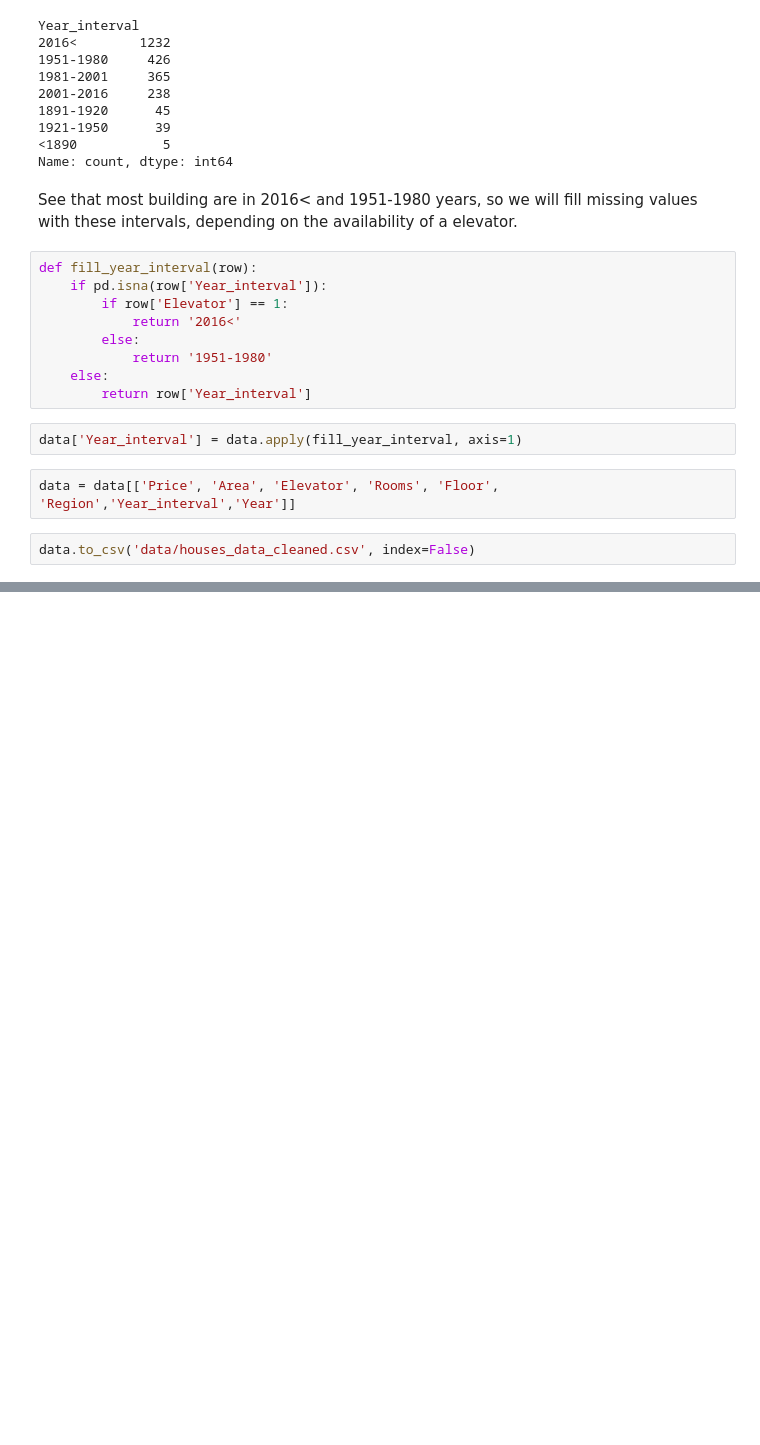
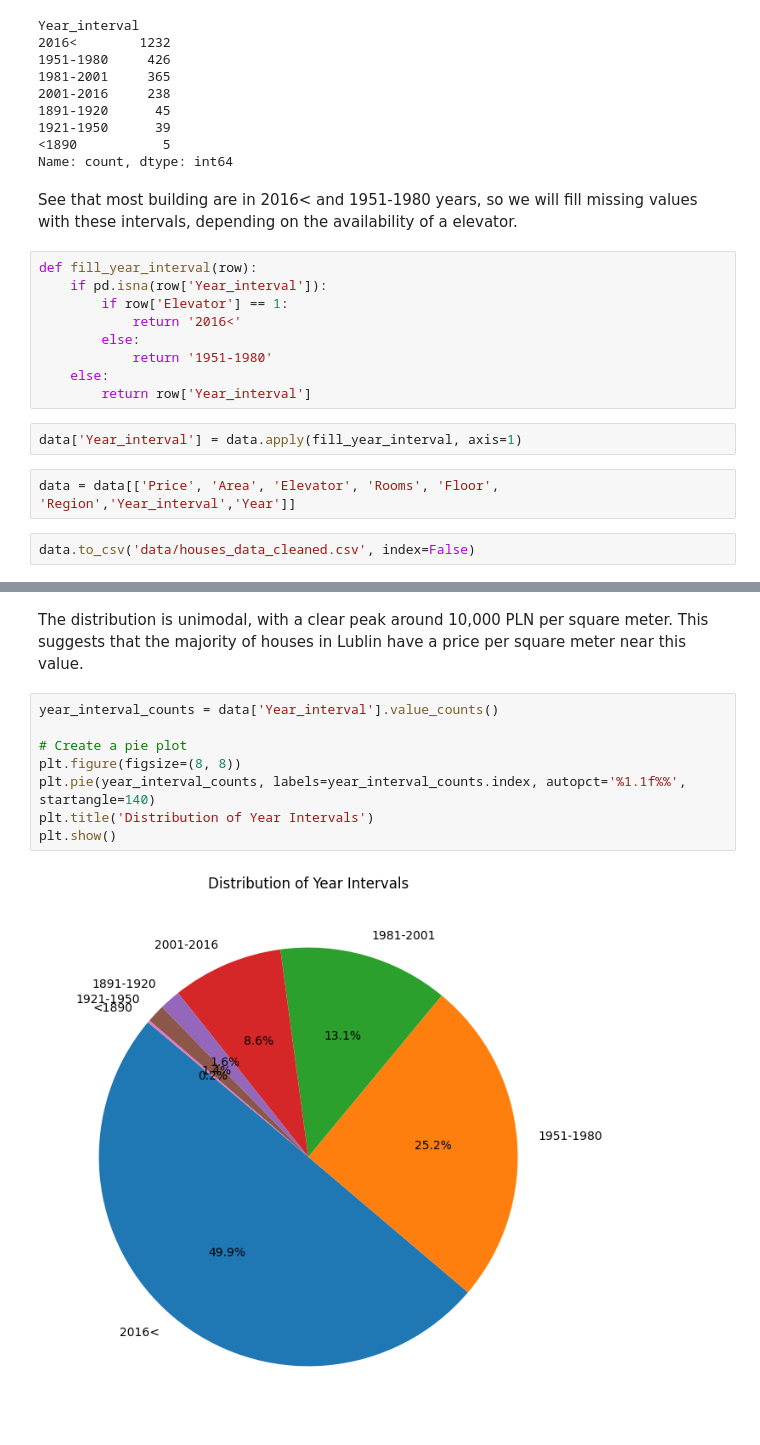
Before and after one commit to davydantoniuk/lublin-house-price-predict, a Jupyter notebook: price_prediction.ipynb, the cells around one changed output, grey strips where cells are left out. Saved outputs shown, nothing was run; the diff lists cells and outputs as text; blank space fills up the shorter version.

```diff
--- a/price_prediction.ipynb
+++ b/price_prediction.ipynb
@@ -261,0 +373,12 @@ data.to_csv('data/houses_data_cleaned.csv', index=False)
+# %% [markdown]
+The distribution is unimodal, with a clear peak around 10,000 PLN per square meter. This suggests that the majority of houses in Lublin have a price per square meter near this value.
+# %%
+year_interval_counts = data['Year_interval'].value_counts()
+
+# Create a pie plot
+plt.figure(figsize=(8, 8))
+plt.pie(year_interval_counts, labels=year_interval_counts.index, autopct='%1.1f%%', startangle=140)
+plt.title('Distribution of Year Intervals')
+plt.show()
+# %% [output]
+[figure, added]
```
Also changed, not shown: parts of 12 cells of this notebook.
